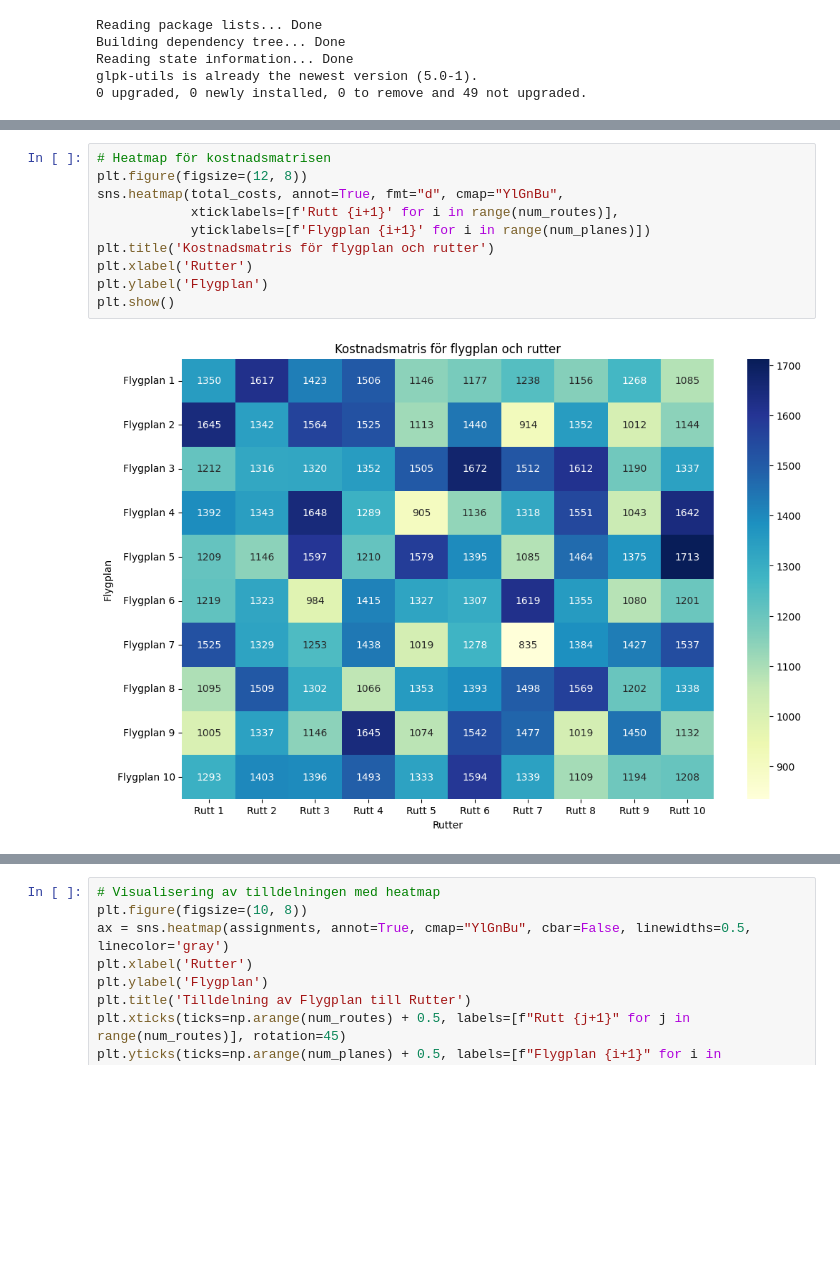
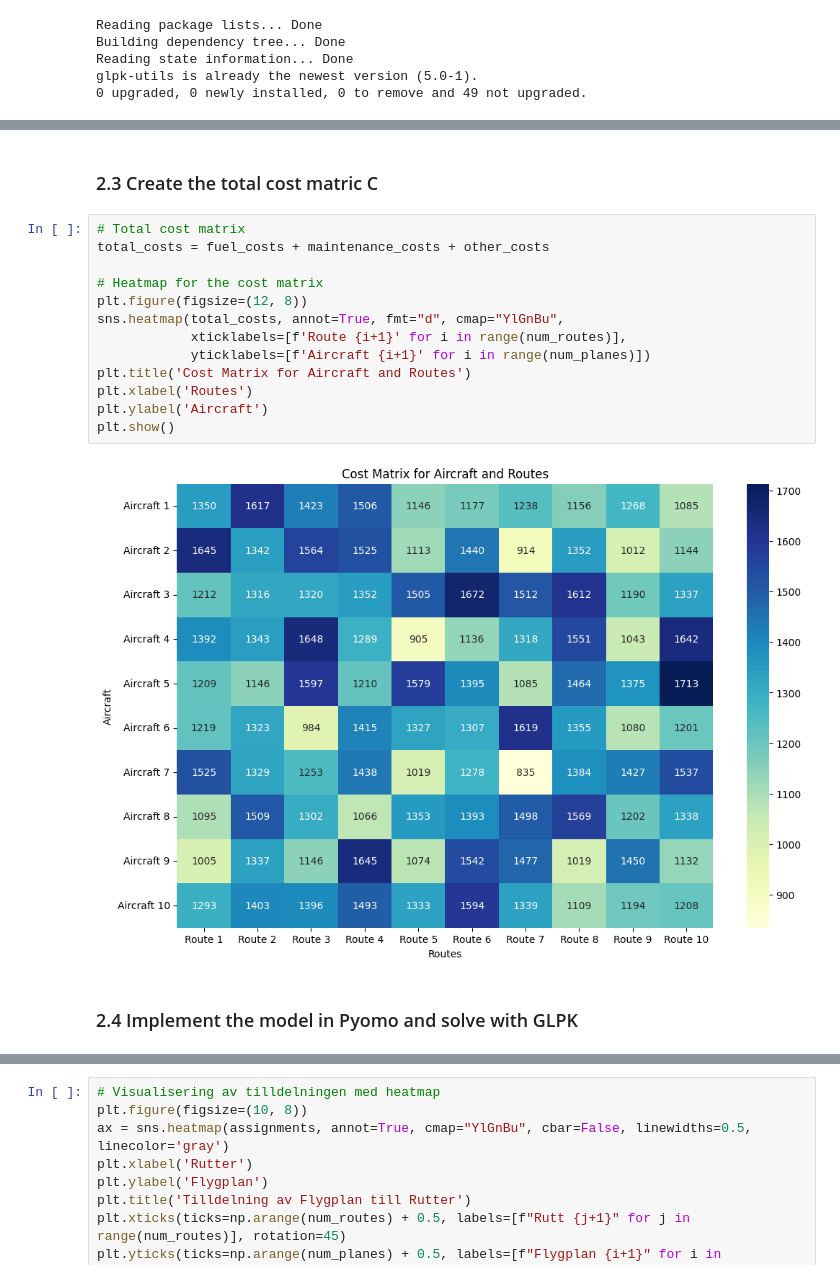
Before and after one commit to andrillion/Projects, a Jupyter notebook: tail_assignment.ipynb, the cells around one changed output, grey strips where cells are left out. Saved outputs shown, nothing was run; the diff lists cells and outputs as text; blank space fills up the shorter version.

```diff
--- a/tail_assignment.ipynb
+++ b/tail_assignment.ipynb
@@ -33,13 +157,20 @@ total_costs = fuel_costs + maintenance_costs + other_costs
+# %% [markdown]
+### 2.3 Create the total cost matric C
 # %%
-# Heatmap för kostnadsmatrisen
+# Total cost matrix
+total_costs = fuel_costs + maintenance_costs + other_costs
+
+# Heatmap for the cost matrix
 plt.figure(figsize=(12, 8))
 sns.heatmap(total_costs, annot=True, fmt="d", cmap="YlGnBu",
-            xticklabels=[f'Rutt {i+1}' for i in range(num_routes)],
-            yticklabels=[f'Flygplan {i+1}' for i in range(num_planes)])
-plt.title('Kostnadsmatris för flygplan och rutter')
-plt.xlabel('Rutter')
-plt.ylabel('Flygplan')
+            xticklabels=[f'Route {i+1}' for i in range(num_routes)],
+            yticklabels=[f'Aircraft {i+1}' for i in range(num_planes)])
+plt.title('Cost Matrix for Aircraft and Routes')
+plt.xlabel('Routes')
+plt.ylabel('Aircraft')
 plt.show()
 # %% [output]
-[figure, old version]
+[figure, new version]
+# %% [markdown]
+### 2.4 Implement the model in Pyomo and solve with GLPK
 # %%
```
Also changed, not shown: parts of 18 cells of this notebook.
